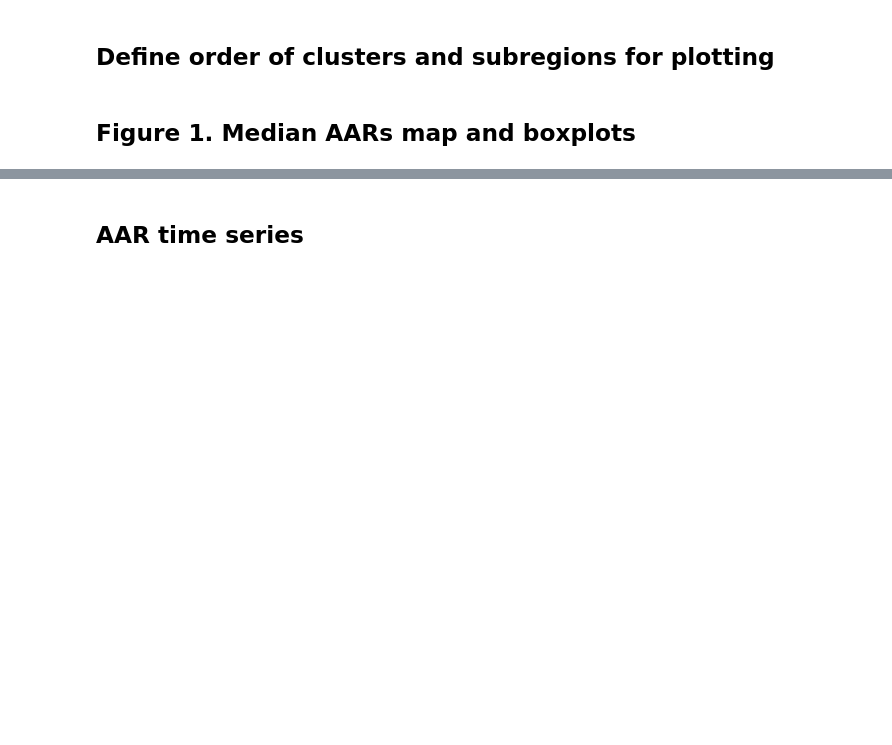
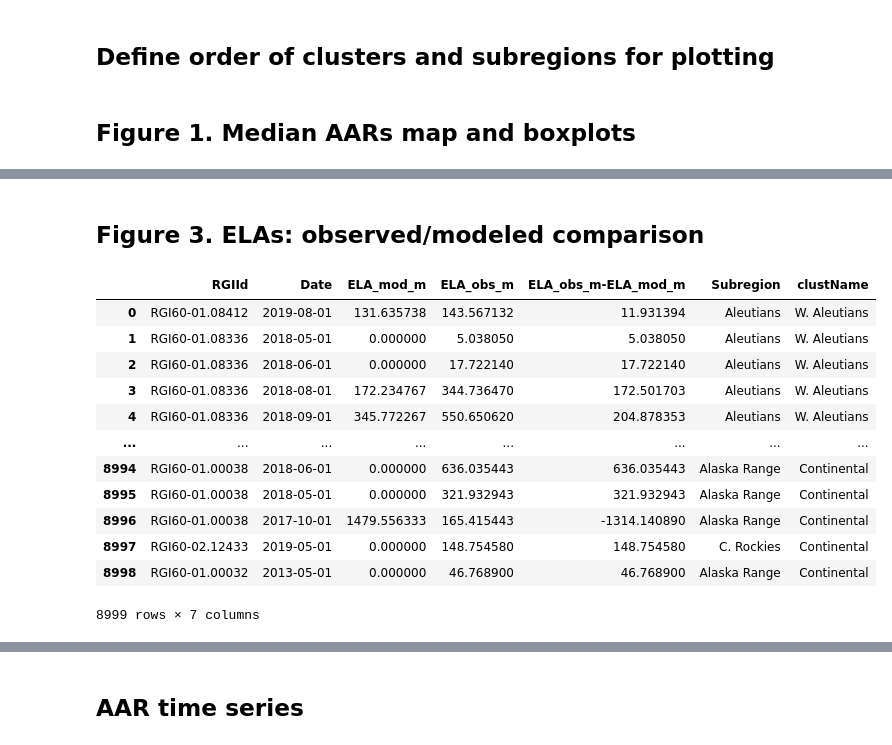
Before and after one commit to RaineyAbe/snow-cover-mapping-application, a Jupyter notebook: notebooks/6_make_figures.ipynb, the cells around one changed output, grey strips where cells are left out. Cells and saved outputs as stored; diff of their text form; code cells hidden in the pictures; blank space fills up the shorter version.

```diff
--- a/notebooks/6_make_figures.ipynb
+++ b/notebooks/6_make_figures.ipynb
@@ -228,0 +352,52 @@ print('Figure saved to file:', fig_fn)
+# %% [markdown]
+## Figure 3. ELAs: observed/modeled comparison
+# %%
+# Determine whether to plot monthly or annual ELAs
+temp_res = 'monthly'
+
+# Load merged ELAs
+if temp_res=='monthly':
+    elas_merged_fn = os.path.join(scm_path, 'results', 'ELAs_monthly_mod_obs_merged.csv')
+elif temp_res=='annual':
+    elas_merged_fn = os.path.join(scm_path, 'results', 'ELAs_annual_mod_obs_merged.csv')
+elas_merged = pd.read_csv(elas_merged_fn)
+
+# Add a difference column
+elas_merged['ELA_obs_m-ELA_mod_m'] = elas_merged['ELA_obs_m'] - elas_merged['ELA_mod_m']
+
+# AOIs
+aois_fn = os.path.join(scm_path, 'compiled_data', 'all_aois_climate_cluster.shp')
+aois = gpd.read_file(aois_fn)
+aois[['O1Region', 'O2Region']] = aois[['O1Region', 'O2Region']].astype(int)
+# Add subregion name and color
+aois[['Subregion', 'color']] = '', ''
+for o1, o2 in aois[['O1Region', 'O2Region']].drop_duplicates().values:
+    subregion_name, color = f.determine_subregion_name_color(o1, o2)
+    aois.loc[(aois['O1Region']==o1) & (aois['O2Region']==o2), 'Subregion'] = subregion_name
+    aois.loc[(aois['O1Region']==o1) & (aois['O2Region']==o2), 'color'] = color
+
+# Add cluster name and subregion to each row
+for rgi_id in elas_merged['RGIId'].drop_duplicates().values:
+    subregion, cluster_name = aois.loc[aois['RGIId']==rgi_id, ['Subregion', 'clustName']].values[0]
+    elas_merged.loc[elas_merged['RGIId']==rgi_id, ['Subregion', 'clustName']] = subregion, cluster_name
+
+# Sort by cluster in correct order
+elas_merged['clustName'] = pd.Categorical(elas_merged['clustName'], cluster_order)
+elas_merged.sort_values(by='clustName', inplace=True)
+elas_merged.reset_index(drop=True, inplace=True)
+
+elas_merged
+# %% [output]
+|  | RGIId | Date | ELA_mod_m | ELA_obs_m | ELA_obs_m-ELA_mod_m | Subregion | clustName |
+| 0 | RGI60-01.08412 | 2019-08-01 | 131.635738 | 143.567132 | 11.931394 | Aleutians | W. Aleutians |
+| 1 | RGI60-01.08336 | 2018-05-01 | 0.000000 | 5.038050 | 5.038050 | Aleutians | W. Aleutians |
+| 2 | RGI60-01.08336 | 2018-06-01 | 0.000000 | 17.722140 | 17.722140 | Aleutians | W. Aleutians |
+| 3 | RGI60-01.08336 | 2018-08-01 | 172.234767 | 344.736470 | 172.501703 | Aleutians | W. Aleutians |
+| 4 | RGI60-01.08336 | 2018-09-01 | 345.772267 | 550.650620 | 204.878353 | Aleutians | W. Aleutians |
+| ... | ... | ... | ... | ... | ... | ... | ... |
+| 8994 | RGI60-01.00038 | 2018-06-01 | 0.000000 | 636.035443 | 636.035443 | Alaska Range | Continental |
+| 8995 | RGI60-01.00038 | 2018-05-01 | 0.000000 | 321.932943 | 321.932943 | Alaska Range | Continental |
+| 8996 | RGI60-01.00038 | 2017-10-01 | 1479.556333 | 165.415443 | -1314.140890 | Alaska Range | Continental |
+| 8997 | RGI60-02.12433 | 2019-05-01 | 0.000000 | 148.754580 | 148.754580 | C. Rockies | Continental |
+| 8998 | RGI60-01.00032 | 2013-05-01 | 0.000000 | 46.768900 | 46.768900 | Alaska Range | Continental |
+8999 rows × 7 columns
```
Also changed, not shown: parts of 13 cells of this notebook, 1 other file.
